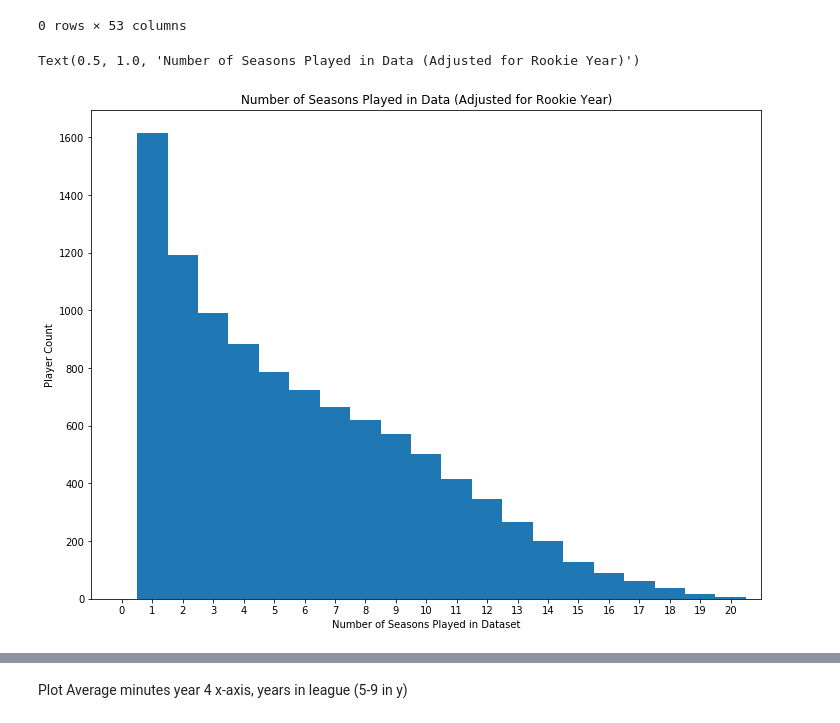
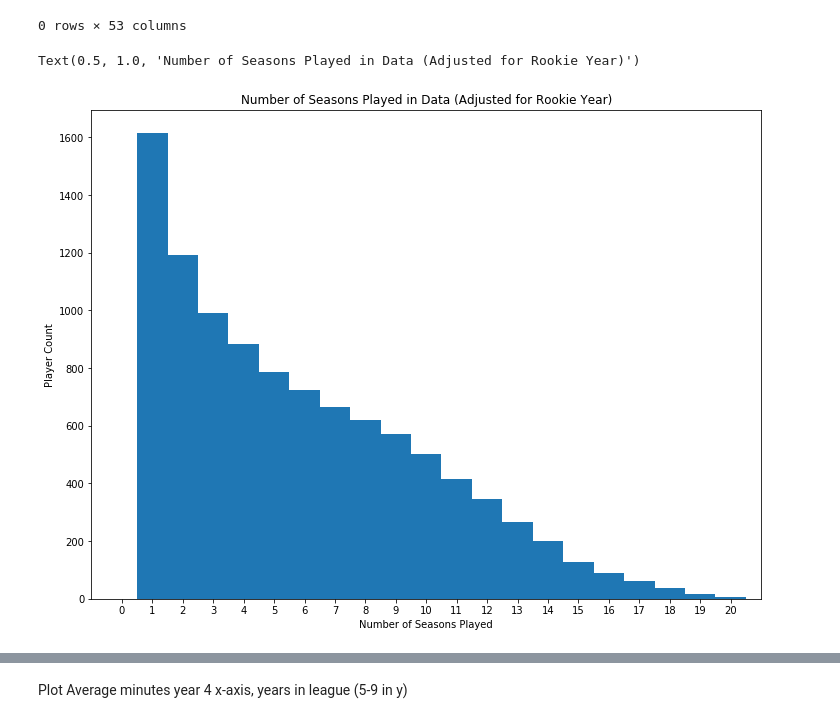
Before and after one commit to KirkAVoss/kv-capstone, a Jupyter notebook: NBAwinshare/EDA_Day_2_v2.ipynb, the cells around one changed output, grey strips where cells are left out. Saved outputs shown, nothing was run; the diff lists cells and outputs as text; code cells hidden in the pictures.

```diff
--- a/NBAwinshare/EDA_Day_2_v2.ipynb
+++ b/NBAwinshare/EDA_Day_2_v2.ipynb
@@ -18,13 +18,13 @@ joined[joined['Seasons_number']<1]
 # %%
 data = joined['Seasons_number']
 bins = np.arange(22) - 0.5
 plt.figure(figsize=(12,9))
 plt.hist(data, bins)
 plt.xticks(range(21))
 plt.xlim([-1,21])
-plt.xlabel('Number of Seasons Played in Dataset')
+plt.xlabel('Number of Seasons Played')
 plt.ylabel('Player Count')
 plt.title('Number of Seasons Played in Data (Adjusted for Rookie Year)')
 # %% [output]
 Text(0.5, 1.0, 'Number of Seasons Played in Data (Adjusted for Rookie Year)')
-[figure, old version]
+[figure, new version]
```
Also changed, not shown: parts of 14 cells of this notebook.
